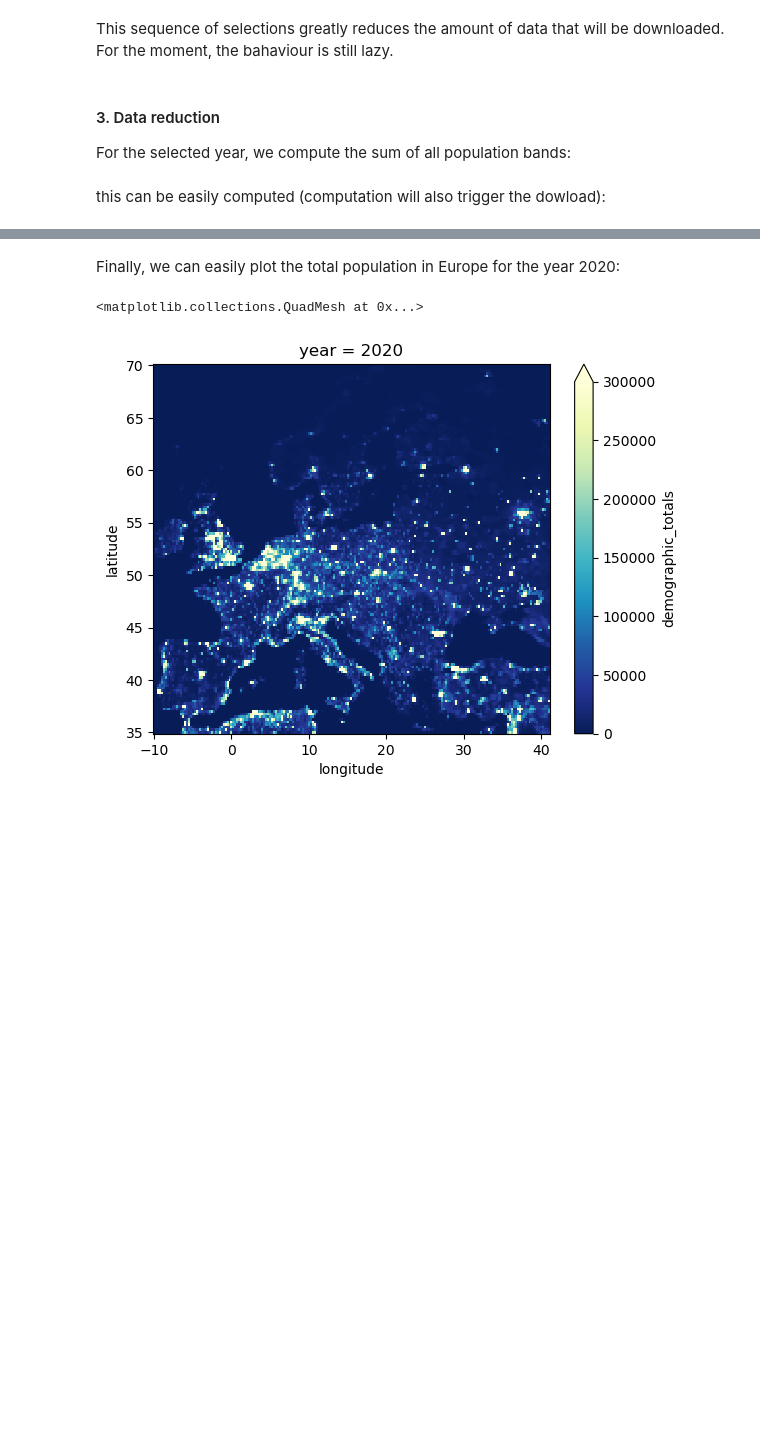
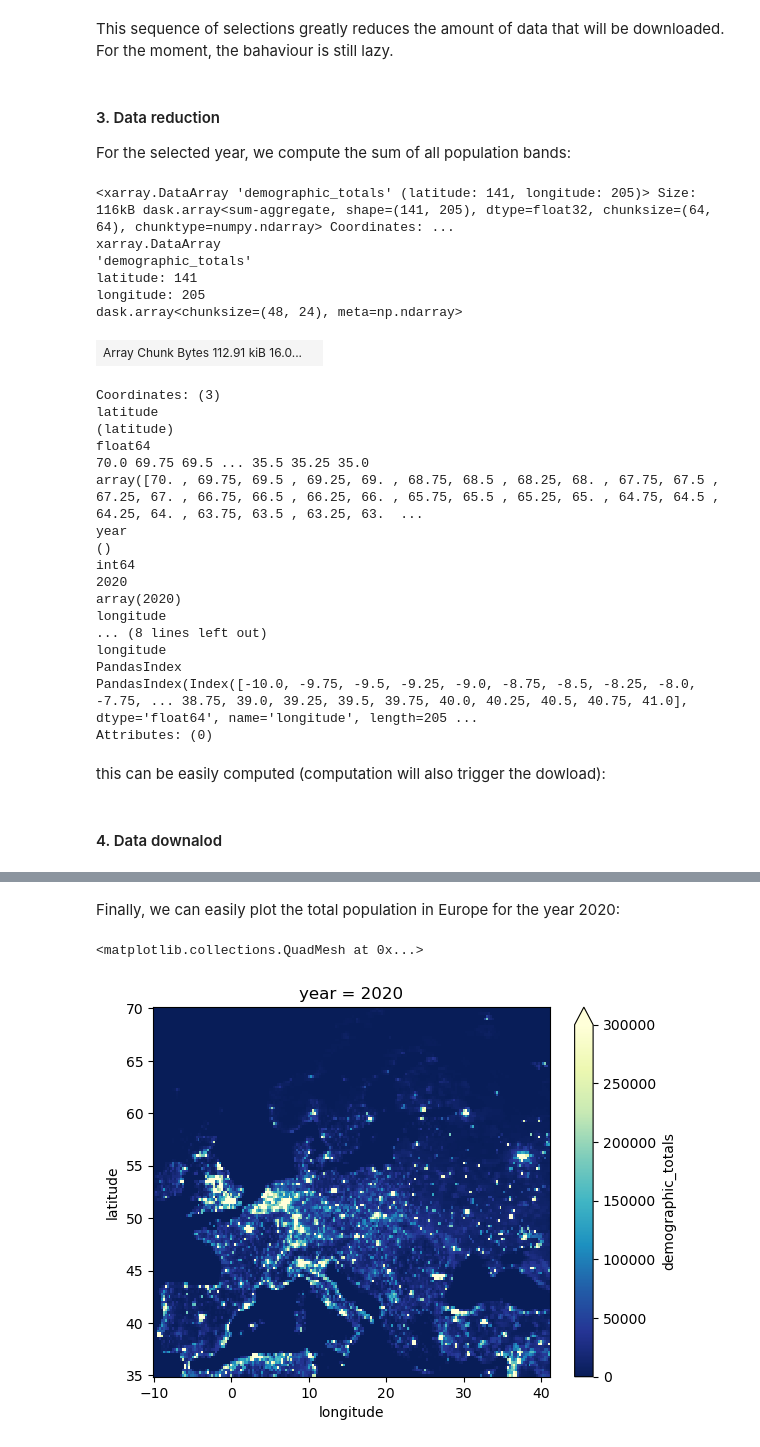
Before and after one commit to SercoSPA/DESP-UserWorkflowService-Templates, a Jupyter notebook: EarthDataHub/tutorial-hybrid-world-population.ipynb, the cells around one changed output, grey strips where cells are left out. Saved outputs shown, nothing was run; the diff lists cells and outputs as text; code cells hidden in the pictures; blank space fills up the shorter version.

```diff
--- a/EarthDataHub/tutorial-hybrid-world-population.ipynb
+++ b/EarthDataHub/tutorial-hybrid-world-population.ipynb
@@ -106,9 +179,37 @@ For the moment, the bahaviour is still lazy.
 #### 3. Data reduction
 For the selected year, we compute the sum of all population bands:
 # %%
-europe_total_population_2020 = europe_2020.sum("age_band_lower_bound")
+europe_total_population_2020 = europe_population_2020.sum("age_band_lower_bound")
+europe_total_population_2020
+# %% [output]
+<xarray.DataArray 'demographic_totals' (latitude: 141, longitude: 205)> Size: 116kB dask.array<sum-aggregate, shape=(141, 205), dtype=float32, chunksize=(64, 64), chunktype=numpy.ndarray> Coordinates: ...
+xarray.DataArray
+'demographic_totals'
+latitude: 141
+longitude: 205
+dask.array<chunksize=(48, 24), meta=np.ndarray>
+| Array Chunk Bytes 112.91 kiB 16.0... |  |
+Coordinates: (3)
+latitude
+(latitude)
+float64
+70.0 69.75 69.5 ... 35.5 35.25 35.0
+array([70. , 69.75, 69.5 , 69.25, 69. , 68.75, 68.5 , 68.25, 68. , 67.75, 67.5 , 67.25, 67. , 66.75, 66.5 , 66.25, 66. , 65.75, 65.5 , 65.25, 65. , 64.75, 64.5 , 64.25, 64. , 63.75, 63.5 , 63.25, 63.  ...
+year
+()
+int64
+2020
+array(2020)
+longitude
+... (8 lines left out)
+longitude
+PandasIndex
+PandasIndex(Index([-10.0, -9.75, -9.5, -9.25, -9.0, -8.75, -8.5, -8.25, -8.0, -7.75, ... 38.75, 39.0, 39.25, 39.5, 39.75, 40.0, 40.25, 40.5, 40.75, 41.0], dtype='float64', name='longitude', length=205 ...
+Attributes: (0)
 # %% [markdown]
 this can be easily computed (computation will also trigger the dowload):
+# %% [markdown]
+#### 4. Data downalod
 # %%
 %%time
 
```
Also changed, not shown: parts of 15 cells of this notebook.
